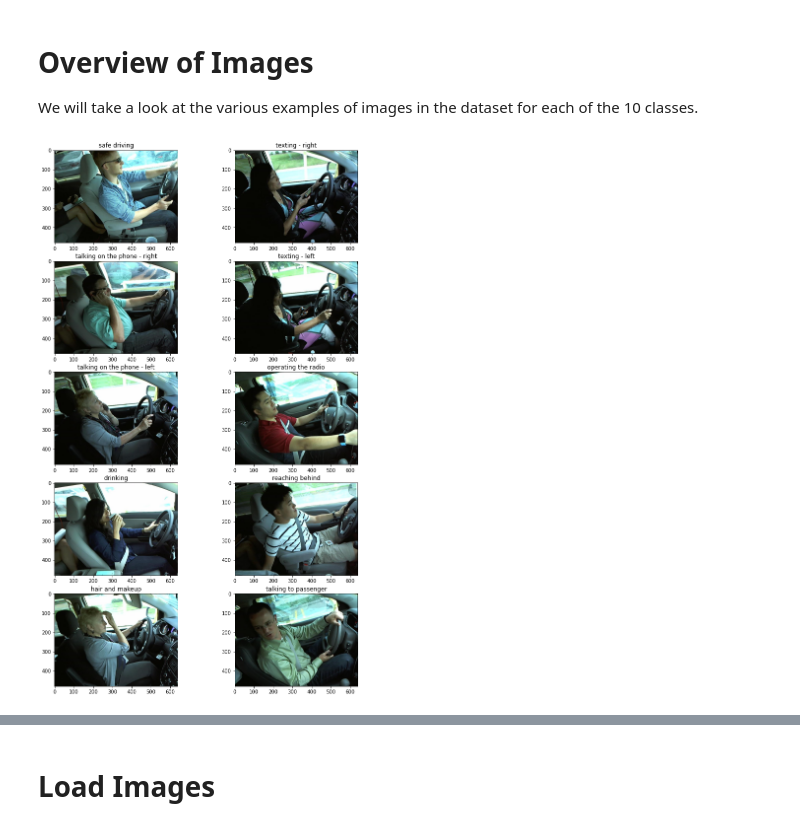
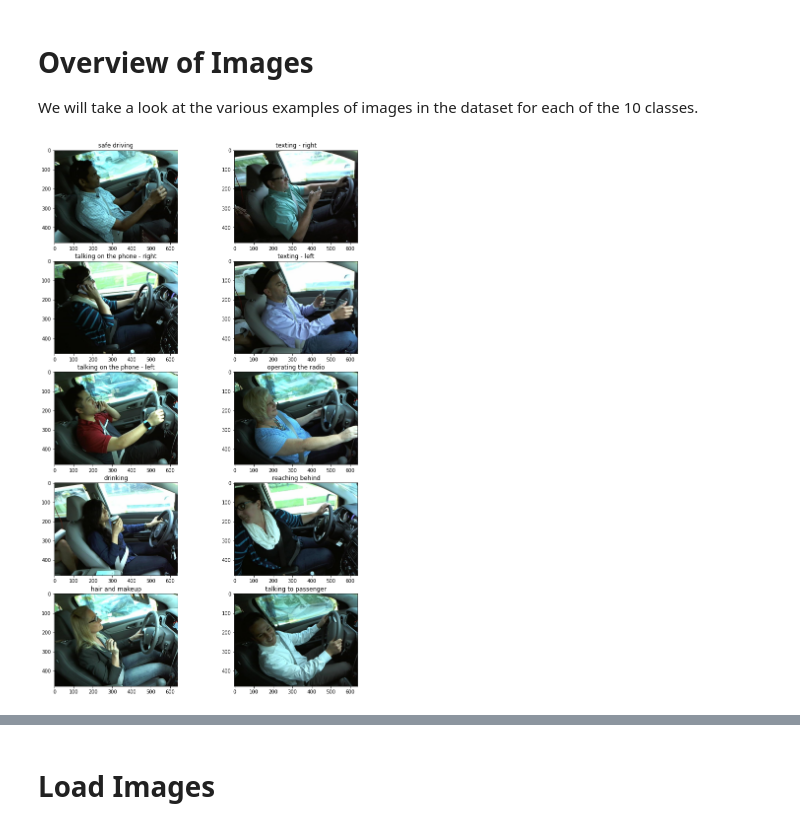
Before and after one commit to chrischan23/Capstone-Project--Distracted-Driver-Detection, a Jupyter notebook: code/Capstone.ipynb, the cells around one changed output, grey strips where cells are left out. Cells and saved outputs as stored; diff of their text form; code cells hidden in the pictures.

```diff
--- a/code/Capstone.ipynb
+++ b/code/Capstone.ipynb
@@ -166,17 +178,17 @@ classes = {"c0": "safe driving",
 # %%
 plt.figure(figsize = (12, 20))
 image_count = 1
-base_url = '../assets/imgs/train/'
+base_url = '/content/drive/MyDrive/capstone/assets/imgs/train/'
 for directory in os.listdir(base_url):
     if directory[0] != '.':
         for i, file in enumerate(os.listdir(base_url + directory)):
             if i == 1:
                 break
             else:
                 fig = plt.subplot(5, 2, image_count)
                 image_count += 1
                 image = mpimg.imread(base_url + directory + '/' + file)
                 plt.imshow(image)
                 plt.title(classes[directory])
 # %% [output]
-[figure, old version]
+[figure, new version]
```
Also changed, not shown: parts of 107 cells of this notebook, 10 other files.
